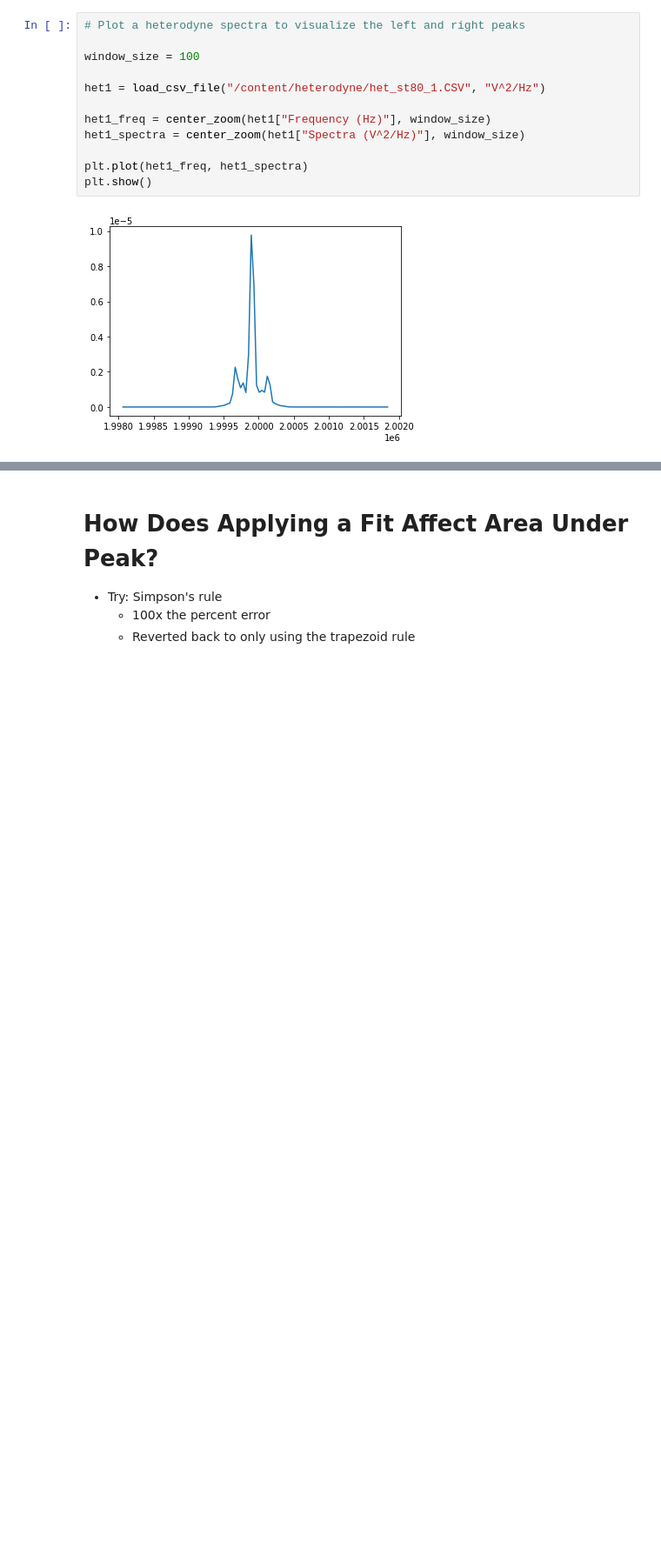
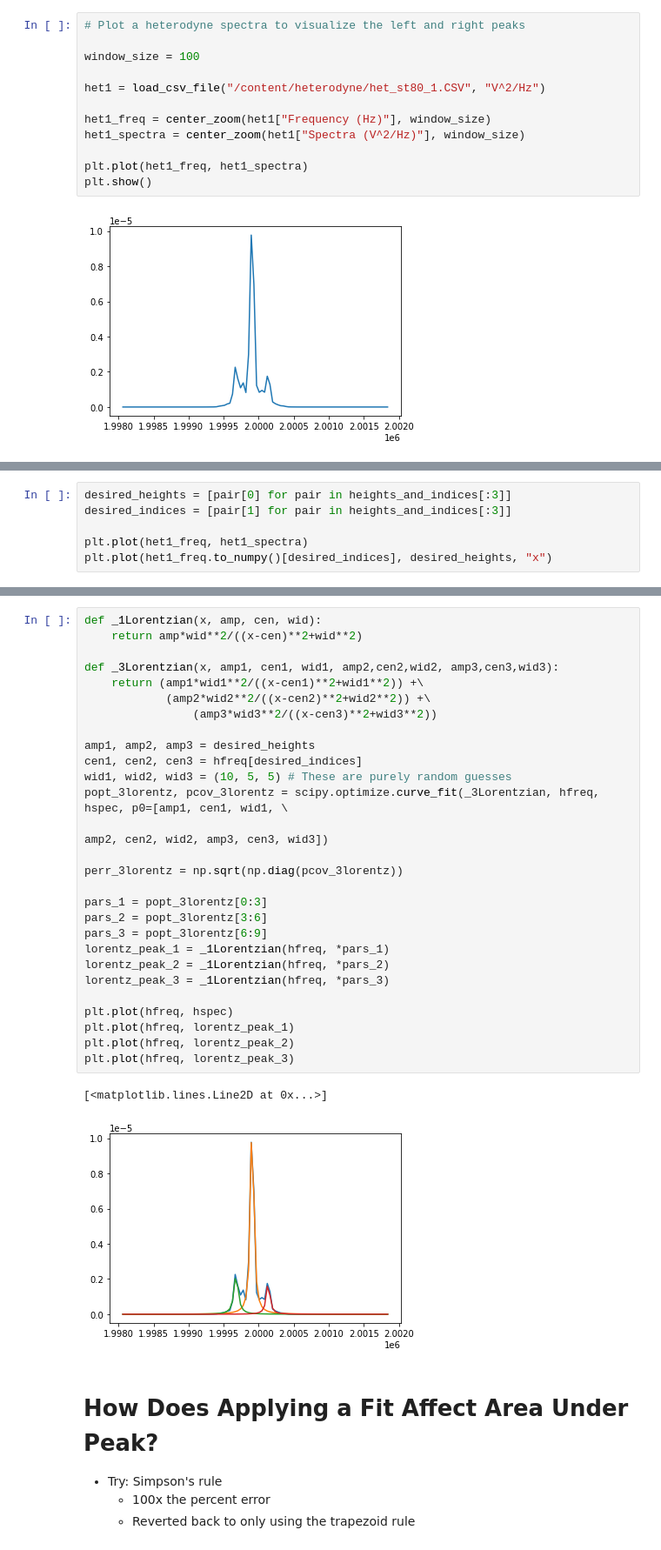
Before and after one commit to nurriol2/peak_fitting, a Jupyter notebook: lorentzian_peak_fitting.ipynb, the cells around one changed output, grey strips where cells are left out. Shown: that part at 87% size. Drawn from its saved outputs; the diff is of its cells as text; blank space fills up the shorter version.

```diff
--- a/lorentzian_peak_fitting.ipynb
+++ b/lorentzian_peak_fitting.ipynb
@@ -308,0 +327,6 @@ plt.show()
+# %%
+desired_heights = [pair[0] for pair in heights_and_indices[:3]]
+desired_indices = [pair[1] for pair in heights_and_indices[:3]]
+
+plt.plot(het1_freq, het1_spectra)
+plt.plot(het1_freq.to_numpy()[desired_indices], desired_heights, "x")
@@ -309,3 +465,34 @@ plt.show()
+# %%
+def _1Lorentzian(x, amp, cen, wid):
+    return amp*wid**2/((x-cen)**2+wid**2)
+
+def _3Lorentzian(x, amp1, cen1, wid1, amp2,cen2,wid2, amp3,cen3,wid3):
+    return (amp1*wid1**2/((x-cen1)**2+wid1**2)) +\
+            (amp2*wid2**2/((x-cen2)**2+wid2**2)) +\
+                (amp3*wid3**2/((x-cen3)**2+wid3**2))
+
+amp1, amp2, amp3 = desired_heights
+cen1, cen2, cen3 = hfreq[desired_indices]
+wid1, wid2, wid3 = (10, 5, 5) # These are purely random guesses
+popt_3lorentz, pcov_3lorentz = scipy.optimize.curve_fit(_3Lorentzian, hfreq, hspec, p0=[amp1, cen1, wid1, \
+                                                                                    amp2, cen2, wid2, amp3, cen3, wid3])
+
+perr_3lorentz = np.sqrt(np.diag(pcov_3lorentz))
+
+pars_1 = popt_3lorentz[0:3]
+pars_2 = popt_3lorentz[3:6]
+pars_3 = popt_3lorentz[6:9]
+lorentz_peak_1 = _1Lorentzian(hfreq, *pars_1)
+lorentz_peak_2 = _1Lorentzian(hfreq, *pars_2)
+lorentz_peak_3 = _1Lorentzian(hfreq, *pars_3)
+
+plt.plot(hfreq, hspec)
+plt.plot(hfreq, lorentz_peak_1)
+plt.plot(hfreq, lorentz_peak_2)
+plt.plot(hfreq, lorentz_peak_3)
+# %% [output]
+[<matplotlib.lines.Line2D at 0x...>]
+[figure, added]
 # %% [markdown]
 # How Does Applying a Fit Affect Area Under Peak?
 
```
Also changed, not shown: parts of 16 cells of this notebook.
